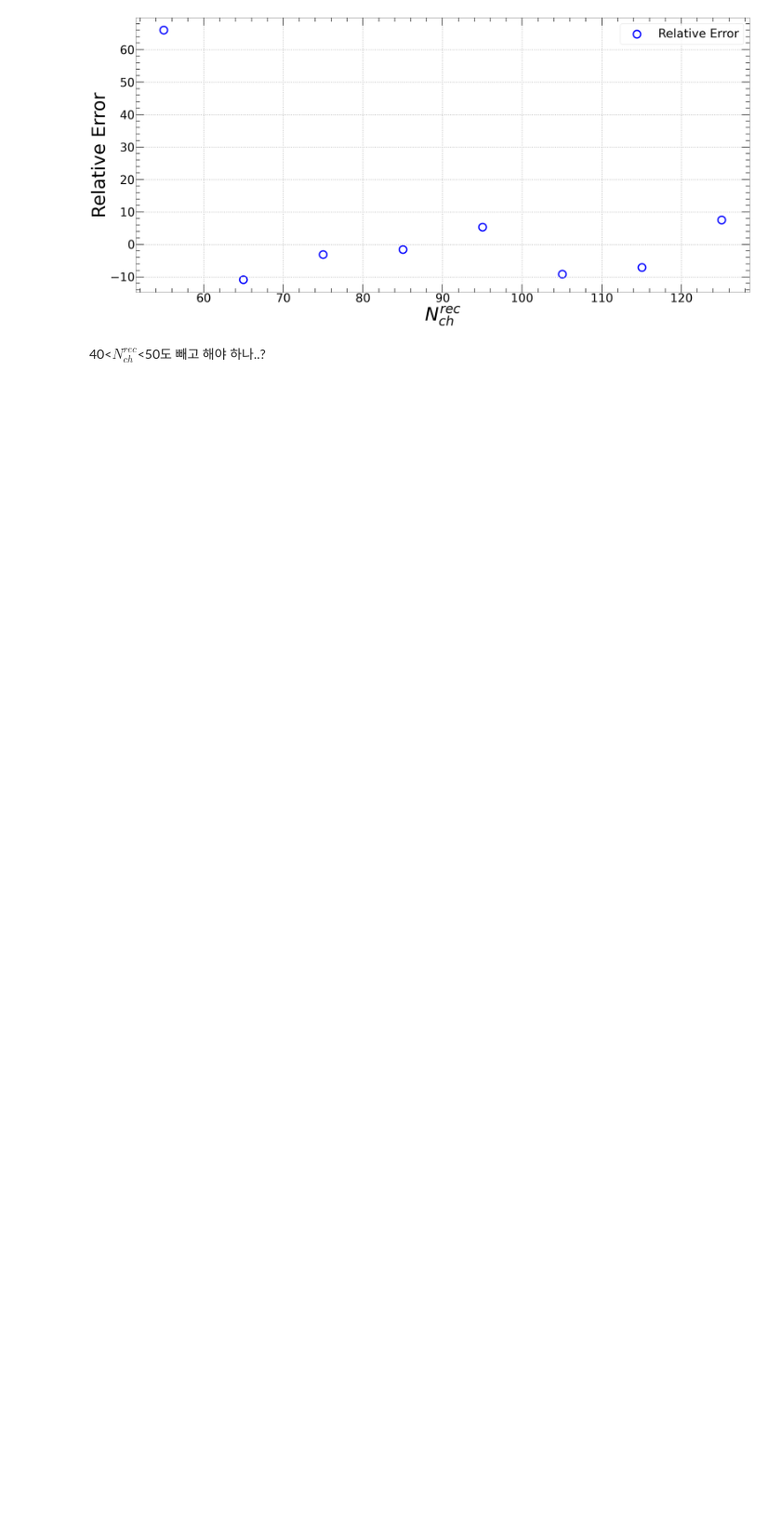
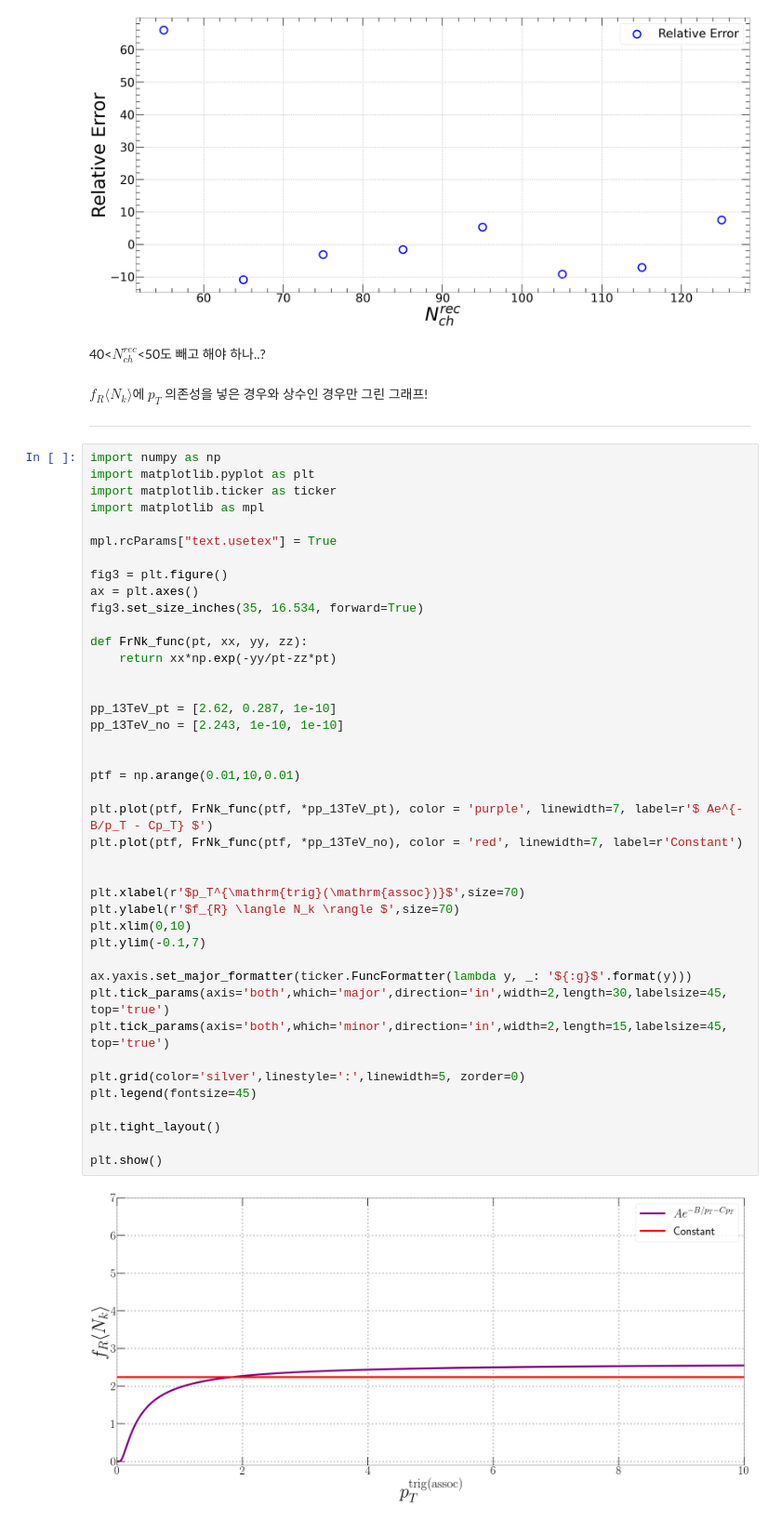
Before and after one commit to kisbi3/Momentum_Kick_Core, a Jupyter notebook: Main_Colab.ipynb, the cells around one changed output. Shown at 93% size. Cells and saved outputs as stored; diff of their text form; blank space fills up the shorter version.

```diff
--- a/Main_Colab.ipynb
+++ b/Main_Colab.ipynb
@@ -247,3 +247,50 @@ plt.show()
 [figure]
 # %% [markdown]
 40<$N_{ch}^{rec}$<50도 빼고 해야 하나..?
+# %% [markdown]
+$f_R \langle N_k \rangle$에 $p_T$ 의존성을 넣은 경우와 상수인 경우만 그린 그래프!
+
+---
+# %%
+import numpy as np
+import matplotlib.pyplot as plt
+import matplotlib.ticker as ticker
+import matplotlib as mpl
+
+mpl.rcParams["text.usetex"] = True
+
+fig3 = plt.figure()
+ax = plt.axes()
+fig3.set_size_inches(35, 16.534, forward=True)
+
+def FrNk_func(pt, xx, yy, zz):
+    return xx*np.exp(-yy/pt-zz*pt)
+
+
+pp_13TeV_pt = [2.62, 0.287, 1e-10]
+pp_13TeV_no = [2.243, 1e-10, 1e-10]
+
+
+ptf = np.arange(0.01,10,0.01)
+
+plt.plot(ptf, FrNk_func(ptf, *pp_13TeV_pt), color = 'purple', linewidth=7, label=r'$ Ae^{-B/p_T - Cp_T} $')
+plt.plot(ptf, FrNk_func(ptf, *pp_13TeV_no), color = 'red', linewidth=7, label=r'Constant')
+
+
+plt.xlabel(r'$p_T^{\mathrm{trig}(\mathrm{assoc})}$',size=70)
+plt.ylabel(r'$f_{R} \langle N_k \rangle $',size=70)
+plt.xlim(0,10)
+plt.ylim(-0.1,7)
+
+ax.yaxis.set_major_formatter(ticker.FuncFormatter(lambda y, _: '${:g}$'.format(y)))
+plt.tick_params(axis='both',which='major',direction='in',width=2,length=30,labelsize=45, top='true')
+plt.tick_params(axis='both',which='minor',direction='in',width=2,length=15,labelsize=45, top='true')
+
+plt.grid(color='silver',linestyle=':',linewidth=5, zorder=0)
+plt.legend(fontsize=45)
+
+plt.tight_layout()
+
+plt.show()
+# %% [output]
+[figure, added]
```
Also changed, not shown: parts of 1 cell of this notebook, 2 other files.
